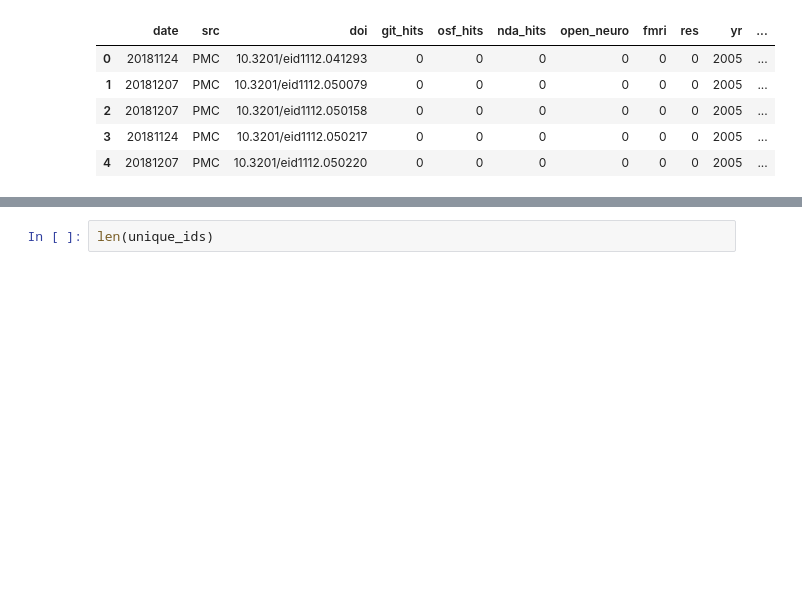
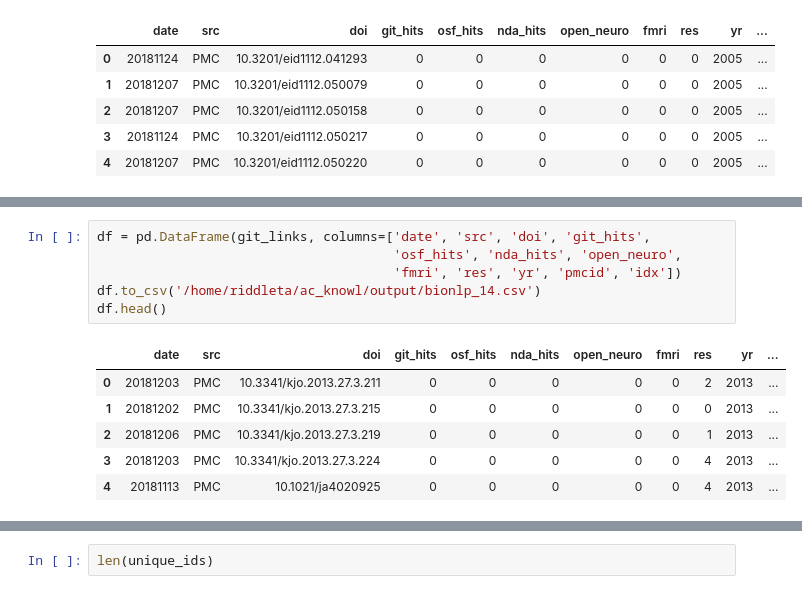
Before and after one commit to riddlet/ac_knowl, a Jupyter notebook: testing_sparql.ipynb, the cells around one changed output, grey strips where cells are left out. Cells and saved outputs as stored; diff of their text form; blank space fills up the shorter version.

Commit message:
new data

```diff
--- a/testing_sparql.ipynb
+++ b/testing_sparql.ipynb
@@ -864,0 +867,13 @@ for i, j in enumerate(unique_ids[625000:]):
+# %%
+df = pd.DataFrame(git_links, columns=['date', 'src', 'doi', 'git_hits',
+                                      'osf_hits', 'nda_hits', 'open_neuro',
+                                      'fmri', 'res', 'yr', 'pmcid', 'idx'])
+df.to_csv('/home/riddleta/ac_knowl/output/bionlp_14.csv')
+df.head()
+# %% [output]
+|  | date | src | doi | git_hits | osf_hits | nda_hits | open_neuro | fmri | res | yr | ... |
+| 0 | 20181203 | PMC | 10.3341/kjo.2013.27.3.211 | 0 | 0 | 0 | 0 | 0 | 2 | 2013 | ... |
+| 1 | 20181202 | PMC | 10.3341/kjo.2013.27.3.215 | 0 | 0 | 0 | 0 | 0 | 0 | 2013 | ... |
+| 2 | 20181206 | PMC | 10.3341/kjo.2013.27.3.219 | 0 | 0 | 0 | 0 | 0 | 1 | 2013 | ... |
+| 3 | 20181203 | PMC | 10.3341/kjo.2013.27.3.224 | 0 | 0 | 0 | 0 | 0 | 4 | 2013 | ... |
+| 4 | 20181113 | PMC | 10.1021/ja4020925 | 0 | 0 | 0 | 0 | 0 | 4 | 2013 | ... |
```
Also changed, not shown: parts of 26 cells of this notebook, 1 other file.
